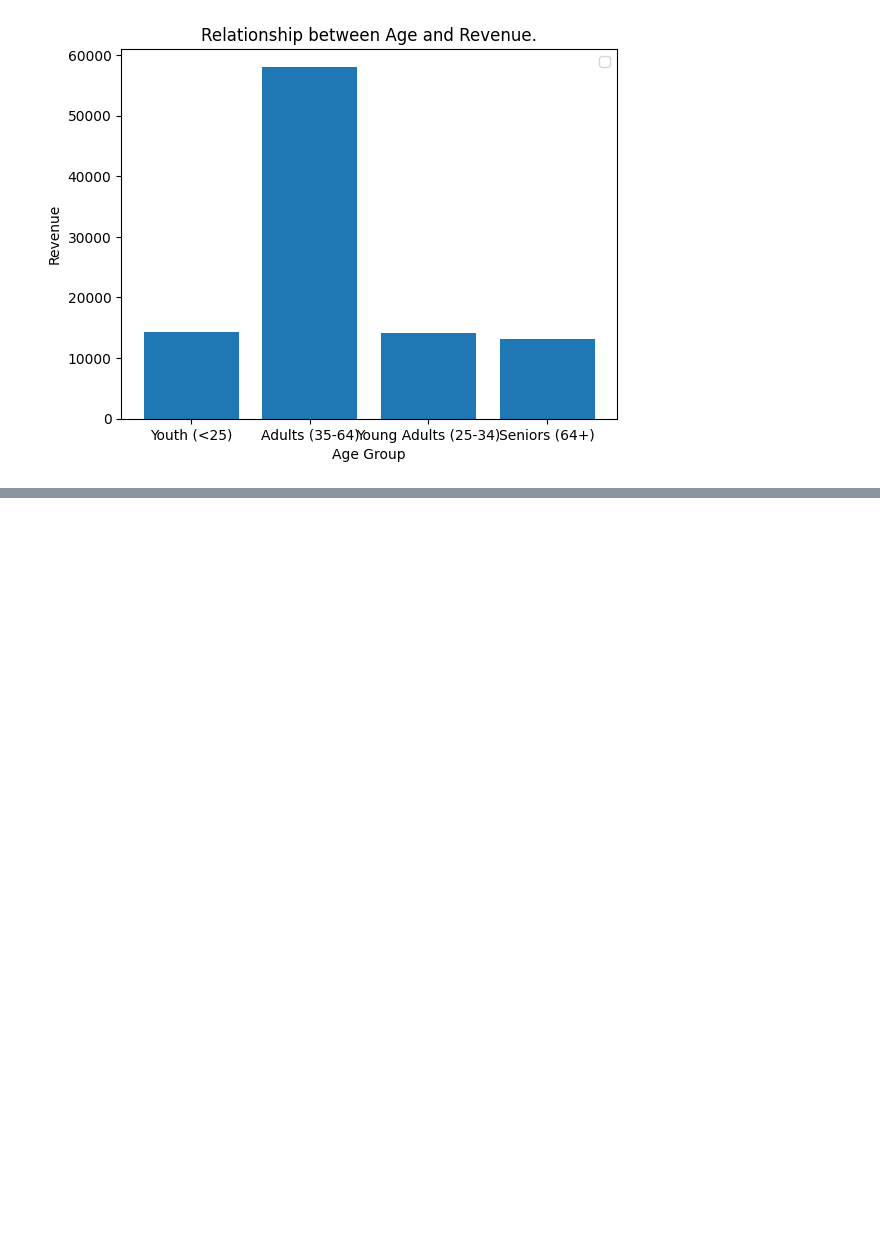
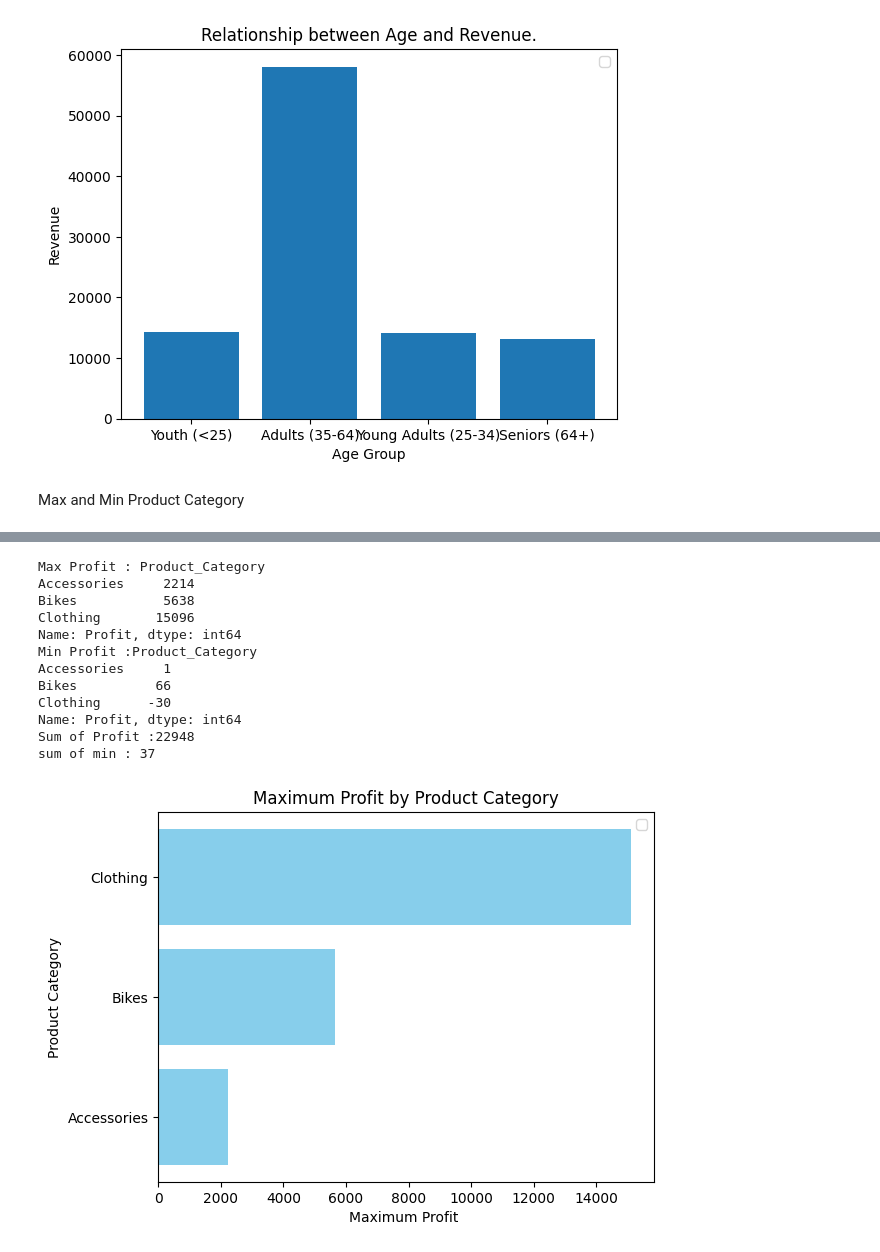
Before and after one commit to shivanswamynathan/EDA_Sales_data, a Jupyter notebook: DS_PROJECT.ipynb, the cells around one changed output, grey strips where cells are left out. Saved outputs shown, nothing was run; the diff lists cells and outputs as text; code cells hidden in the pictures; blank space fills up the shorter version.

```diff
--- a/DS_PROJECT.ipynb
+++ b/DS_PROJECT.ipynb
@@ -213,3 +213,27 @@ obj7.bar()
 # %% [output]
 WARNING:matplotlib.legend:No artists with labels found to put in legend.  Note that artists whose label start with an underscore are ignored when legend() is called with no argument.
 [figure]
+# %% [markdown]
+Max and Min Product Category
+# %%
+class max_min:
+  def extrema (self):
+    group_max = df.groupby('Product_Category')['Profit'].max()
+    group_min = df.groupby('Product_Category')['Profit'].min()
+    print(f"Max Profit : {group_max}")
+
+    print(f"Min Profit :{group_min}")
+
+    print(f"Sum of Profit :{group_max.sum()}")
+    print(f"sum of min : {group_min.sum()}")
+
+    plt.barh(group_max.index, group_max.values, color='skyblue')
+    plt.xlabel('Maximum Profit ')
+    plt.ylabel('Product Category')
+    plt.title('Maximum Profit by Product Category')
+    plt.legend()
+    plt.show()
+
+obj8 = max_min()
+obj8.extrema()
+# %% [output]
@@ -215,0 +241,13 @@ WARNING:matplotlib.legend:No artists with labels found to put in legend.  Note t
+Max Profit : Product_Category
+Accessories     2214
+Bikes           5638
+Clothing       15096
+Name: Profit, dtype: int64
+Min Profit :Product_Category
+Accessories     1
+Bikes          66
+Clothing      -30
+Name: Profit, dtype: int64
+Sum of Profit :22948
+sum of min : 37
+[figure, added]
```
Also changed, not shown: parts of 5 cells of this notebook.
